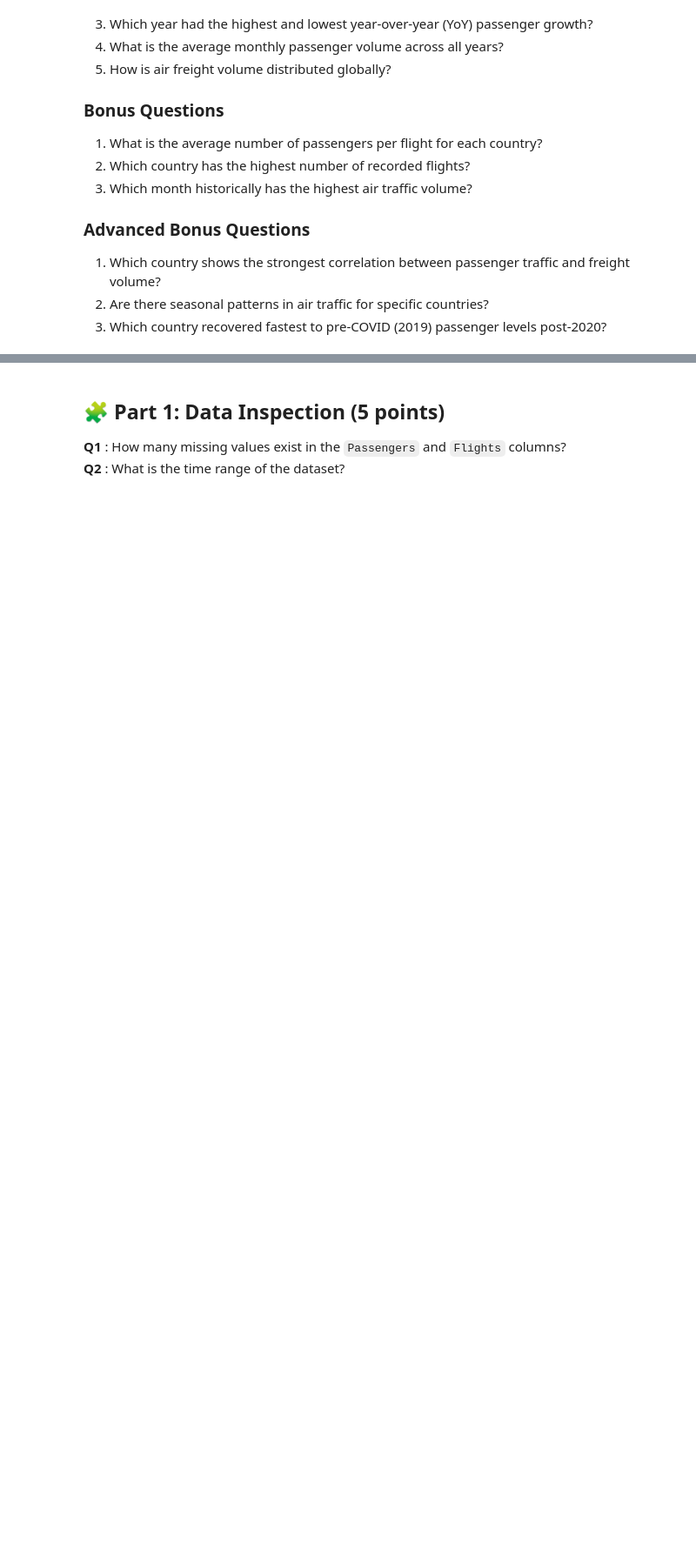
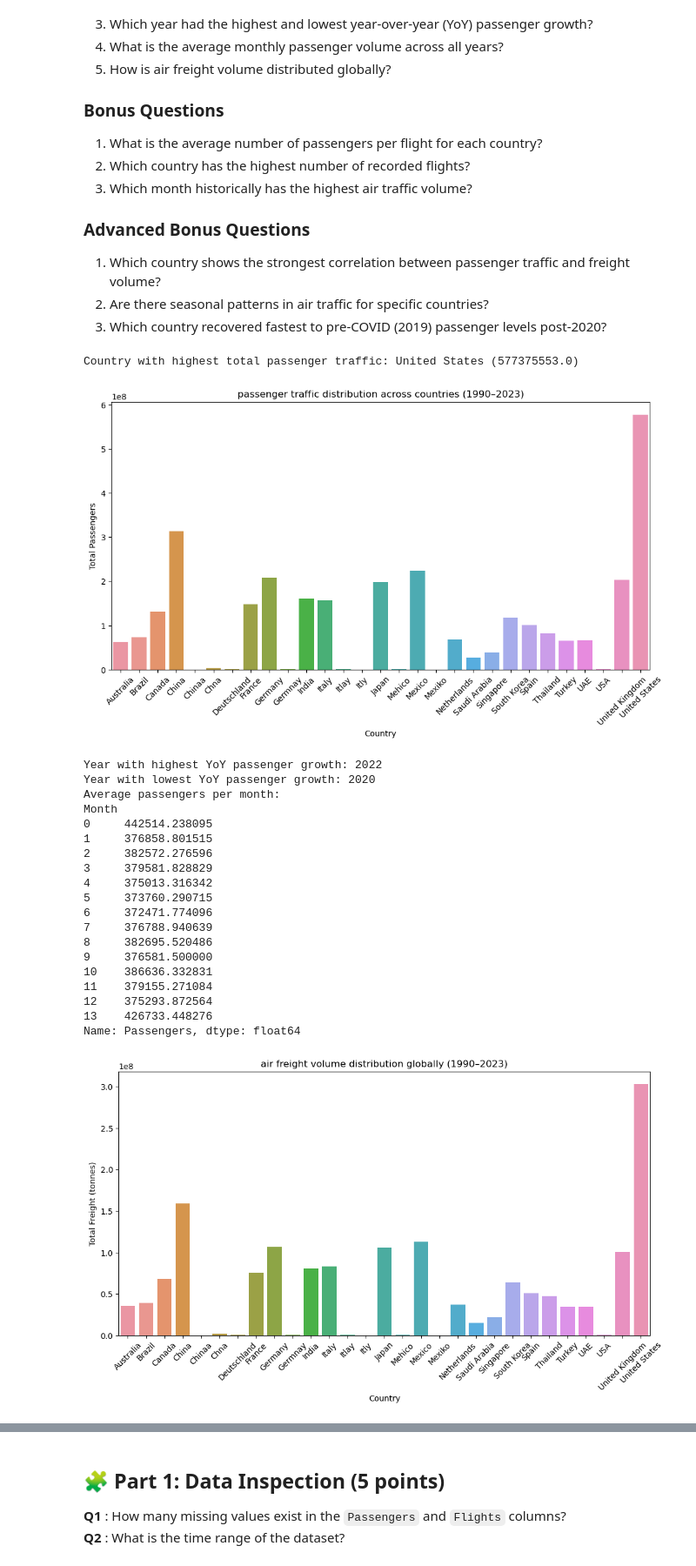
Before and after one commit to WRH-05/RobAI2, a Jupyter notebook: challenges/code/challenge-robai-1.ipynb, the cells around one changed output, grey strips where cells are left out. Shown at 87% size. Saved outputs shown, nothing was run; the diff lists cells and outputs as text; code cells hidden in the pictures; blank space fills up the shorter version.

```diff
--- a/challenges/code/challenge-robai-1.ipynb
+++ b/challenges/code/challenge-robai-1.ipynb
@@ -61,9 +61,9 @@ plt.show()
 
 # 3. year witht the highest and lowest year-over-year (YoY) passenger growth
 a['Total_Passengers_Per_Year'] = a.groupby('Year')['Passengers'].transform('sum')
-a['YoY_Growth'] = a['Total_Passengers_Per_Year'].pct_change() * 100
-highest_growth_year = a.loc[a['YoY_Growth'].idxmax(), 'Year']
-lowest_growth_year = a.loc[a['YoY_Growth'].idxmin(), 'Year']
+YoY_Growth = a['Total_Passengers_Per_Year'].pct_change() * 100
+highest_growth_year = a.loc[YoY_Growth.idxmax(), 'Year']
+lowest_growth_year = a.loc[YoY_Growth.idxmin(), 'Year']
 print(f"Year with highest YoY passenger growth: {highest_growth_year}")
 print(f"Year with lowest YoY passenger growth: {lowest_growth_year}")
 
@@ -96,31 +96,53 @@ print(f"Country with highest number of recorded flights: {highest_flight_country
 # 3. monthe witht the highest air traffic volume historically
 highest_traffic_month = a.groupby('Month')['Passengers'].sum().idxmax()
 highest_traffic_count = a.groupby('Month')['Passengers'].sum().max()
 print(f"Month with highest air traffic volume historically: {highest_traffic_month} ({highest_traffic_count})")
 
 # advanced bonus question
 # 1. country witht the strongest correlation between passenger traffic and air freight volume
 correlation = a.groupby('Country').apply(lambda x: x['Passengers'].corr(x['Freight (tonnes)']))
 highest_correlation_country = correlation.idxmax()
 highest_correlation_value = correlation.max()
 print(f"Country with strongest correlation between passenger traffic and air freight volume: {highest_correlation_country} ({highest_correlation_value})")
 
 # 2. seasonal patterns in air traffic for each country
 plt.figure(figsize=(12, 6))
 sns.lineplot(data=a, x='Month', y='Passengers', hue='Country', estimator='mean')
 plt.title("Seasonal patterns in air traffic for each country (1990–2023)")
 plt.ylabel("Average Passengers")
 plt.xlabel("Month")
 plt.xticks(rotation=45)
 plt.legend(title='Country', bbox_to_anchor=(1.05, 1), loc='upper left')
 plt.show()
 
 # 3. country that recovered the fastest to pre-COVID (2019) passenger levels post-2020
 recovery = a[a['Year'] > 2020].groupby('Country')['Passengers'].mean()
 recovery_2019 = a[a['Year'] == 2019].groupby('Country')['Passengers'].mean()
 recovery_rate = (recovery / recovery_2019) * 100
 recovery_rate = recovery_rate.reset_index()
 recovery_rate.columns = ['Country', 'Recovery Rate']
 fastest_recovery_country = recovery_rate.loc[recovery_rate['Recovery Rate'].idxmax(), 'Country']
 fastest_recovery_value = recovery_rate['Recovery Rate'].max()
-print(f"Country that recovered the fastest to pre-COVID passenger levels: {fastest_recovery_country} ({fastest_recovery_value})")
+# %% [output]
+Country with highest total passenger traffic: United States (577375553.0)
+[figure, added]
+Year with highest YoY passenger growth: 2022
+Year with lowest YoY passenger growth: 2020
+Average passengers per month:
+Month
+0     442514.238095
+1     376858.801515
+2     382572.276596
+3     379581.828829
+4     375013.316342
+5     373760.290715
+6     372471.774096
+7     376788.940639
+8     382695.520486
+9     376581.500000
+10    386636.332831
+11    379155.271084
+12    375293.872564
+13    426733.448276
+Name: Passengers, dtype: float64
+[figure, added]
```
Also changed, not shown: parts of 8 cells of this notebook, 1 other file.
